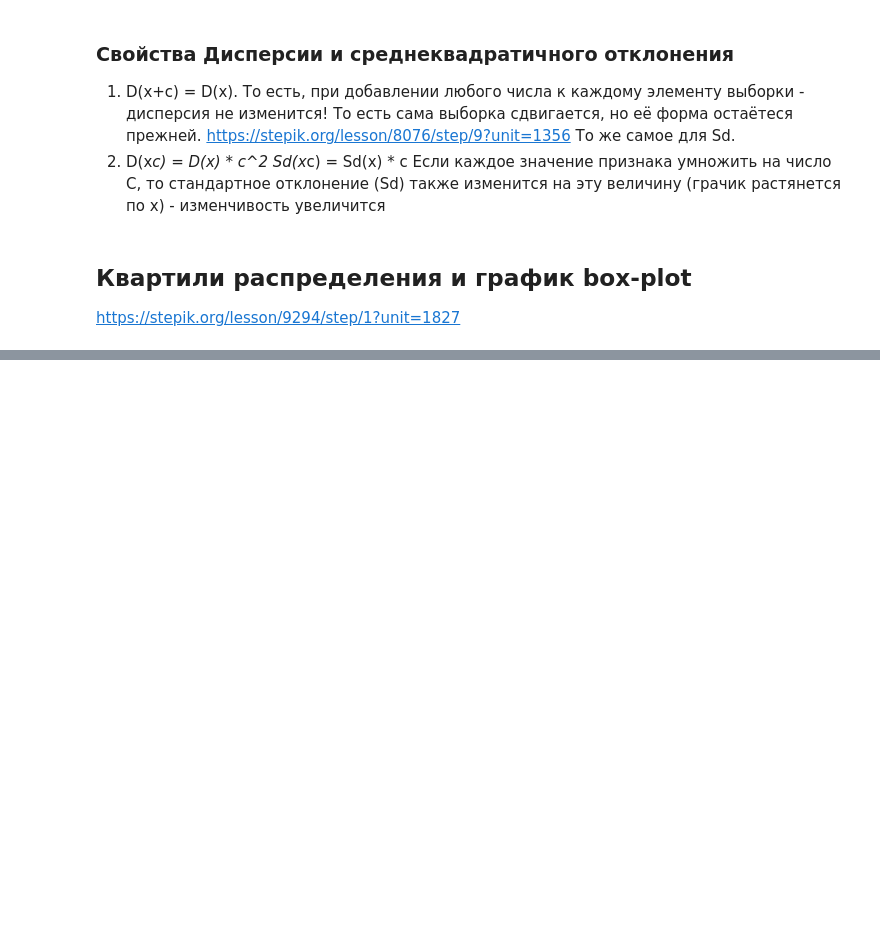
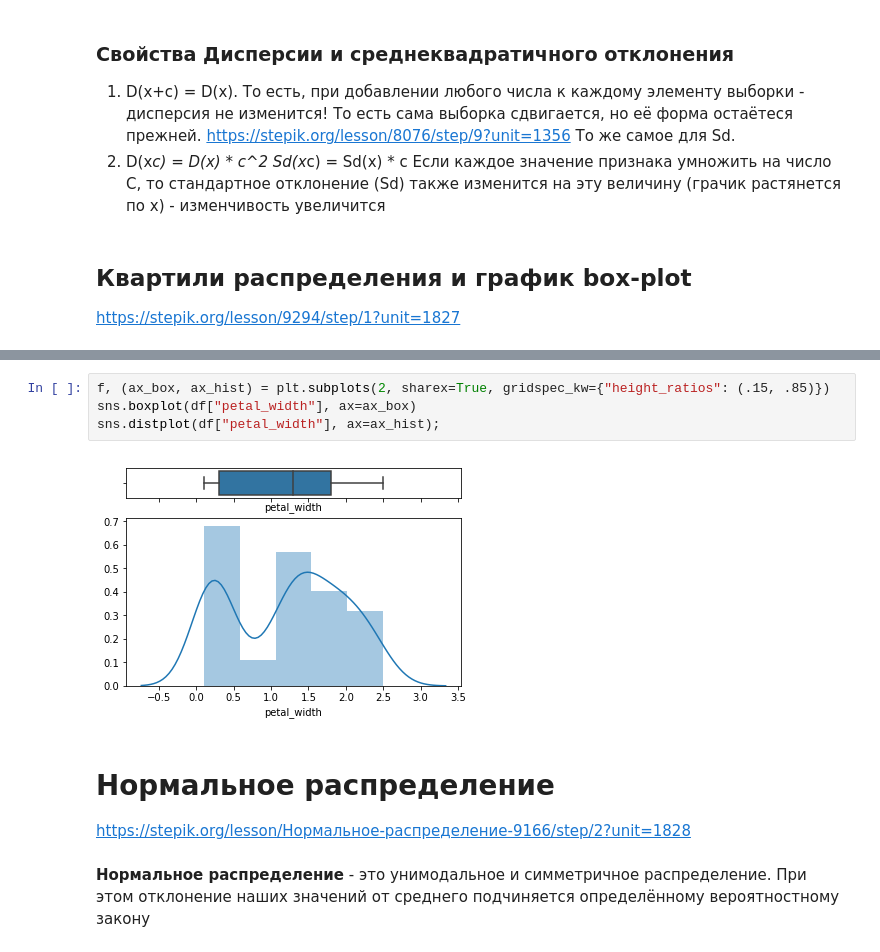
Before and after one commit to Hubbitus/learn-stepik-statistics, a Jupyter notebook: docker/BeakerX/notebooks/Основы статистики - степик курс.ipynb, the cells around one changed output, grey strips where cells are left out. Saved outputs shown, nothing was run; the diff lists cells and outputs as text; blank space fills up the shorter version.

```diff
--- a/docker/BeakerX/notebooks/Основы статистики - степик курс.ipynb
+++ b/docker/BeakerX/notebooks/Основы статистики - степик курс.ipynb
@@ -215,0 +309,11 @@ https://stepik.org/lesson/9294/step/1?unit=1827
+# %%
+f, (ax_box, ax_hist) = plt.subplots(2, sharex=True, gridspec_kw={"height_ratios": (.15, .85)})
+sns.boxplot(df["petal_width"], ax=ax_box)
+sns.distplot(df["petal_width"], ax=ax_hist);
+# %% [output]
+[figure, added]
+# %% [markdown]
+# Нормальное распределение
+https://stepik.org/lesson/Нормальное-распределение-9166/step/2?unit=1828
+# %% [markdown]
+**Нормальное распределение** - это унимодальное и симметричное распределение. При этом отклонение наших значений от среднего подчиняется определённому вероятностному закону
```
Also changed, not shown: parts of 15 cells of this notebook.
